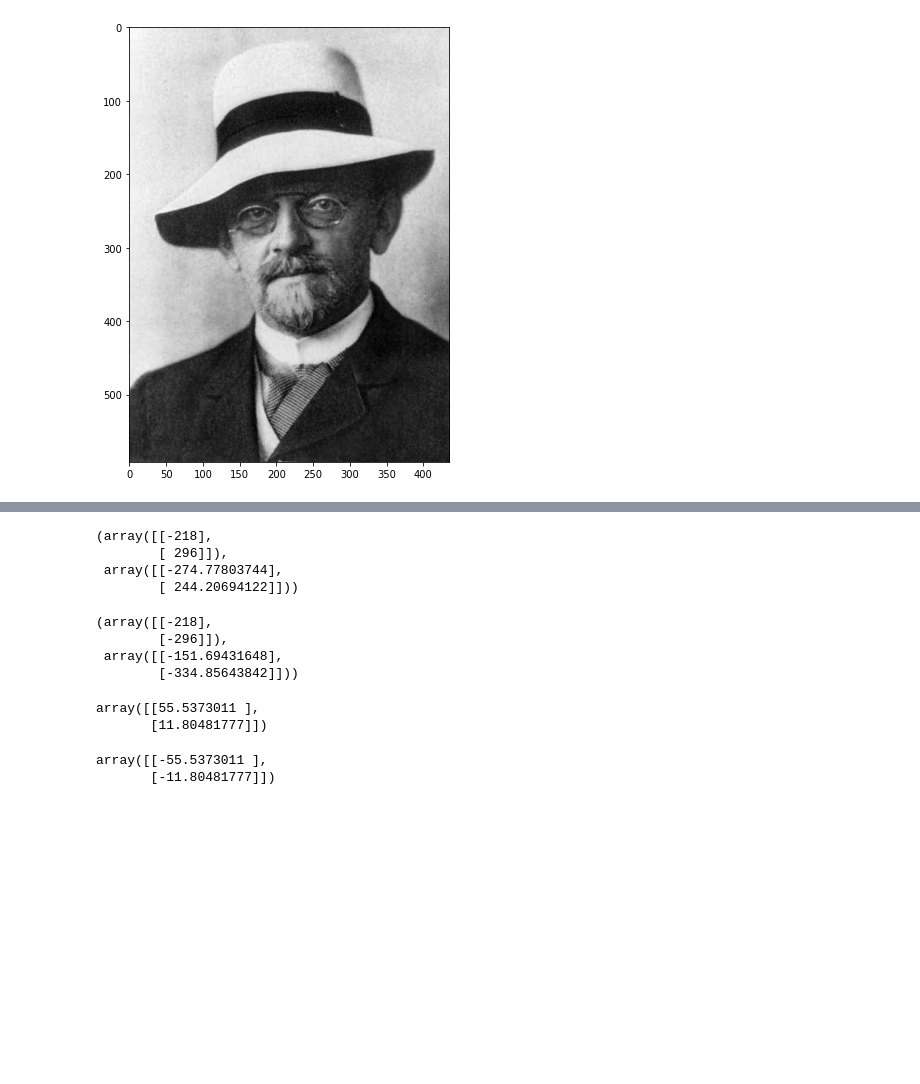
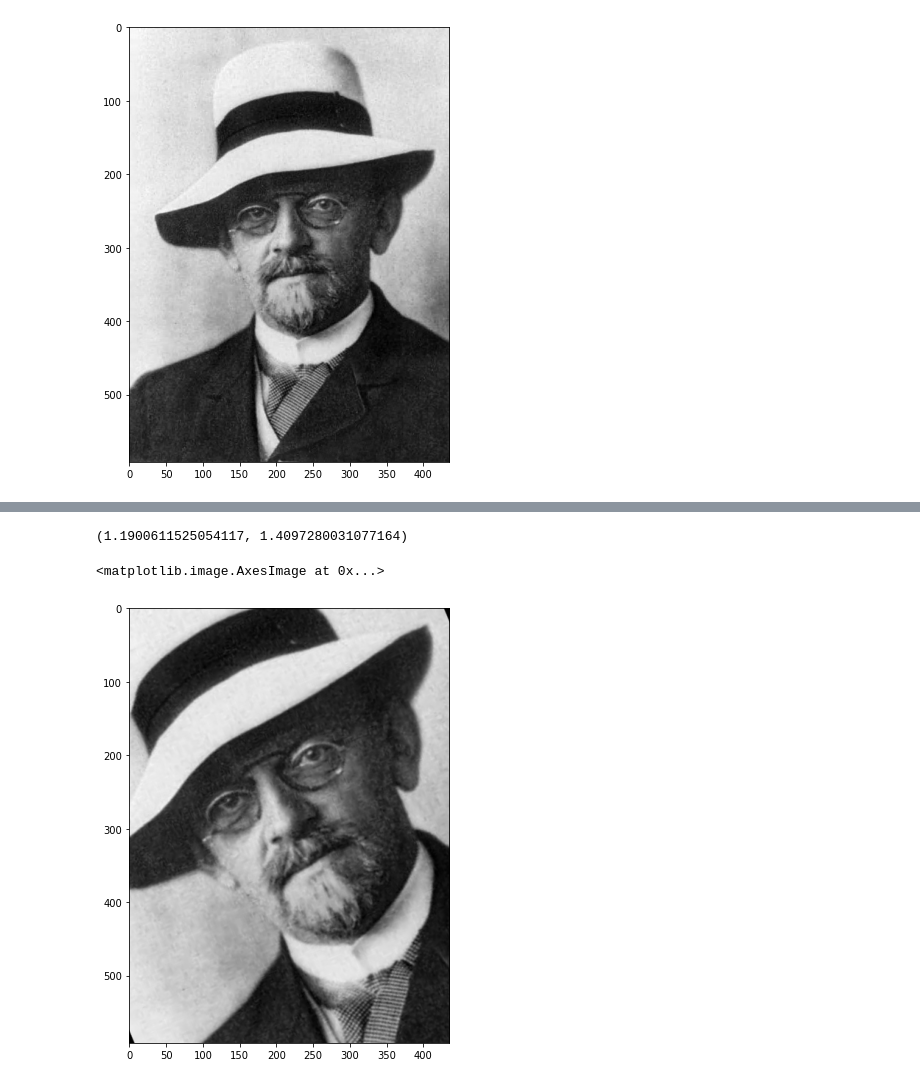
Before and after one commit to juanpaberon/rotate_image, a Jupyter notebook: rotation_scaled_after.ipynb, the cells around one changed output, grey strips where cells are left out. Drawn from its saved outputs; the diff is of its cells as text; code cells hidden in the pictures; blank space fills up the shorter version.

```diff
--- a/rotation_scaled_after.ipynb
+++ b/rotation_scaled_after.ipynb
@@ -28,17 +46,3 @@ plt.imshow(im_rotated)
-# %%
-a, ap
-# %% [output]
-(array([[-218],
-        [ 296]]),
- array([[-274.77803744],
-        [ 244.20694122]]))
-# %%
-b, bp
-# %% [output]
-(array([[-218],
-        [-296]]),
- array([[-151.69431648],
-        [-334.85643842]]))
 # %%
 a = np.array([[-cX, cY]]).T
 b = np.array([[-cX, -cY]]).T
@@ -56,8 +60,3 @@ ap = np.dot(rotation_matrix, a)
 bp = np.dot(rotation_matrix, b)
 cp = np.dot(rotation_matrix, c)
 dp = np.dot(rotation_matrix, d)
-# %%
-(bp + np.dot((P-bp)[:, 0], vec_director)*vec_director) + np.array([[cX, cY]]).T
-# %% [output]
-array([[55.5373011 ],
-       [11.80481777]])
@@ -68,5 +62,0 @@ vector_to_point = P - (bp + np.dot((P-bp)[:, 0], vec_director)*vec_director)
-# %%
-vector_to_point
-# %% [output]
-array([[-55.5373011 ],
-       [-11.80481777]])
@@ -85,3 +63,7 @@ def cal_best_scale_up(im_shape, increase_w, increase_h):
+# %%
+max_scale_a, max_scale_b
+# %% [output]
+(1.1900611525054117, 1.4097280031077164)
 # %%
 vector_to_point = cal_shortest_vec(a, ap, dp - ap)
 max_scale_a = cal_best_scale_up((w, h), abs(2*vector_to_point[0, 0]), abs(2*vector_to_point[1, 0]))
@@ -90,4 +72,13 @@ vector_to_point = cal_shortest_vec(b, bp, ap - bp)
 max_scale_b = cal_best_scale_up((w, h), abs(2*vector_to_point[0, 0]), abs(2*vector_to_point[1, 0]))
 
 max_scale = max([max_scale_a, max_scale_b])
+# %%
+M = cv2.getRotationMatrix2D((cX, cY), 180*theta/np.pi, max_scale)
+im_rotated = cv2.warpAffine(im, M, (w, h))
+
+fig, ax = plt.subplots(figsize=(12,8))
+plt.imshow(im_rotated)
+# %% [output]
+<matplotlib.image.AxesImage at 0x...>
+[figure, added]
 # %%
```
Also changed, not shown: parts of 22 cells of this notebook.
